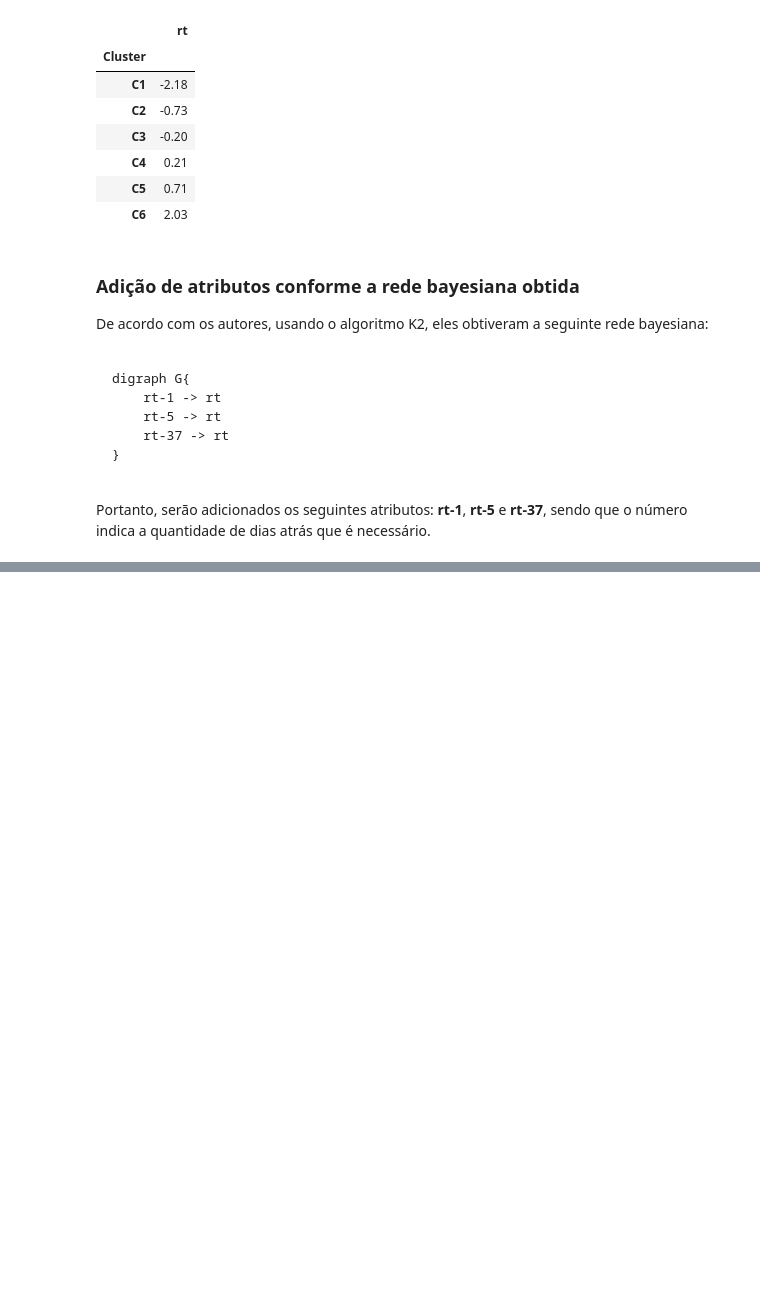
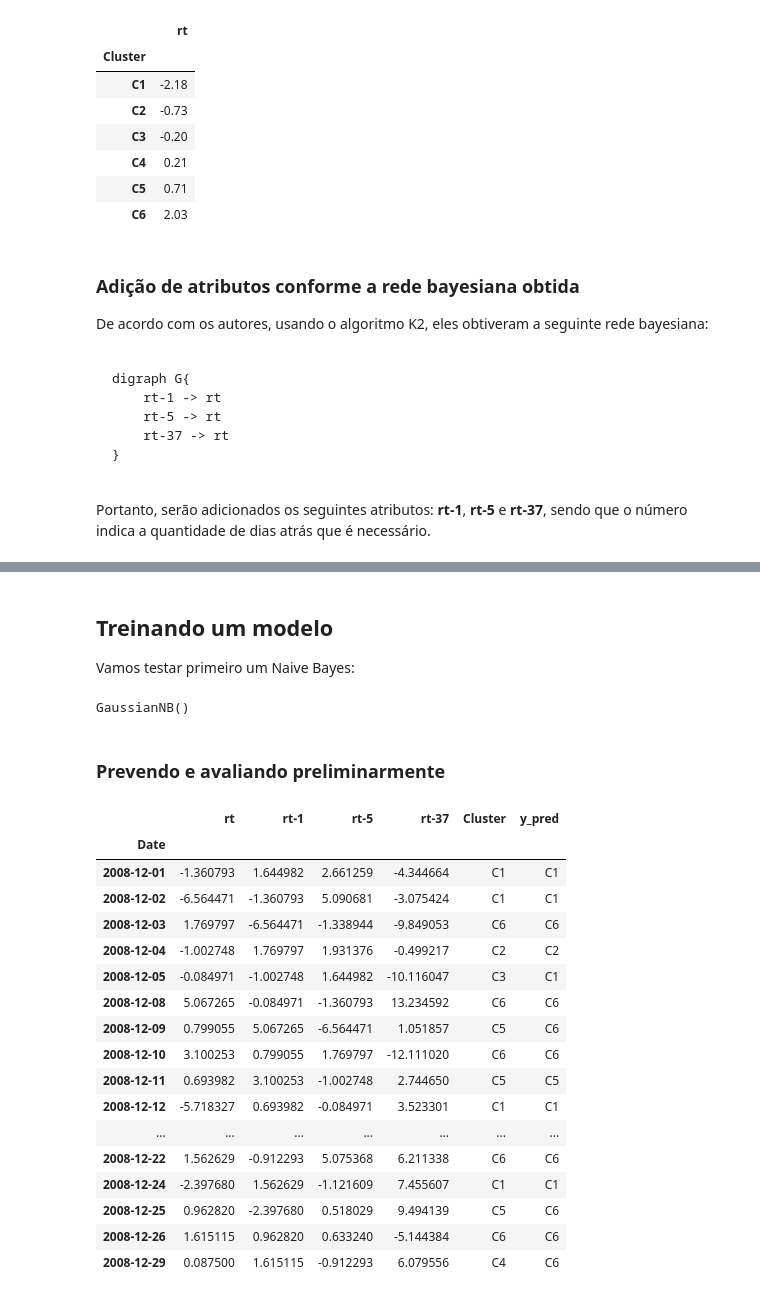
Before and after one commit to cafe-com-analytics/stock_market_index_daily_direction, a Jupyter notebook: notebooks/01_reproducing_paper.ipynb, the cells around one changed output, grey strips where cells are left out. Cells and saved outputs as stored; diff of their text form; code cells hidden in the pictures; blank space fills up the shorter version.

Commit message:
:sparkles: Aplicação de naive Bayes.

```diff
--- a/notebooks/01_reproducing_paper.ipynb
+++ b/notebooks/01_reproducing_paper.ipynb
@@ -179,0 +213,36 @@ X_train["1985-02-22":].head(10)
+# %% [markdown]
+## Treinando um modelo
+
+Vamos testar primeiro um Naive Bayes:
+# %%
+model = GaussianNB()
+model.fit(X_train.drop("Cluster", axis=1), X_train["Cluster"])
+# %% [output]
+GaussianNB()
+# %% [markdown]
+### Prevendo e avaliando preliminarmente
+# %%
+y_pred = model.predict(X_test.drop("Cluster", axis=1))
+X_test_ = X_test.copy()
+X_test_["y_pred"] = y_pred
+
+X_test_
+# %% [output]
+|  | rt | rt-1 | rt-5 | rt-37 | Cluster | y_pred |
+| Date |  |  |  |  |  |  |
+| 2008-12-01 | -1.360793 | 1.644982 | 2.661259 | -4.344664 | C1 | C1 |
+| 2008-12-02 | -6.564471 | -1.360793 | 5.090681 | -3.075424 | C1 | C1 |
+| 2008-12-03 | 1.769797 | -6.564471 | -1.338944 | -9.849053 | C6 | C6 |
+| 2008-12-04 | -1.002748 | 1.769797 | 1.931376 | -0.499217 | C2 | C2 |
+| 2008-12-05 | -0.084971 | -1.002748 | 1.644982 | -10.116047 | C3 | C1 |
+| 2008-12-08 | 5.067265 | -0.084971 | -1.360793 | 13.234592 | C6 | C6 |
+| 2008-12-09 | 0.799055 | 5.067265 | -6.564471 | 1.051857 | C5 | C6 |
+| 2008-12-10 | 3.100253 | 0.799055 | 1.769797 | -12.111020 | C6 | C6 |
+| 2008-12-11 | 0.693982 | 3.100253 | -1.002748 | 2.744650 | C5 | C5 |
+| 2008-12-12 | -5.718327 | 0.693982 | -0.084971 | 3.523301 | C1 | C1 |
+| ... | ... | ... | ... | ... | ... | ... |
+| 2008-12-22 | 1.562629 | -0.912293 | 5.075368 | 6.211338 | C6 | C6 |
+| 2008-12-24 | -2.397680 | 1.562629 | -1.121609 | 7.455607 | C1 | C1 |
+| 2008-12-25 | 0.962820 | -2.397680 | 0.518029 | 9.494139 | C5 | C6 |
+| 2008-12-26 | 1.615115 | 0.962820 | 0.633240 | -5.144384 | C6 | C6 |
+| 2008-12-29 | 0.087500 | 1.615115 | -0.912293 | 6.079556 | C4 | C6 |
```
Also changed, not shown: parts of 7 cells of this notebook.
